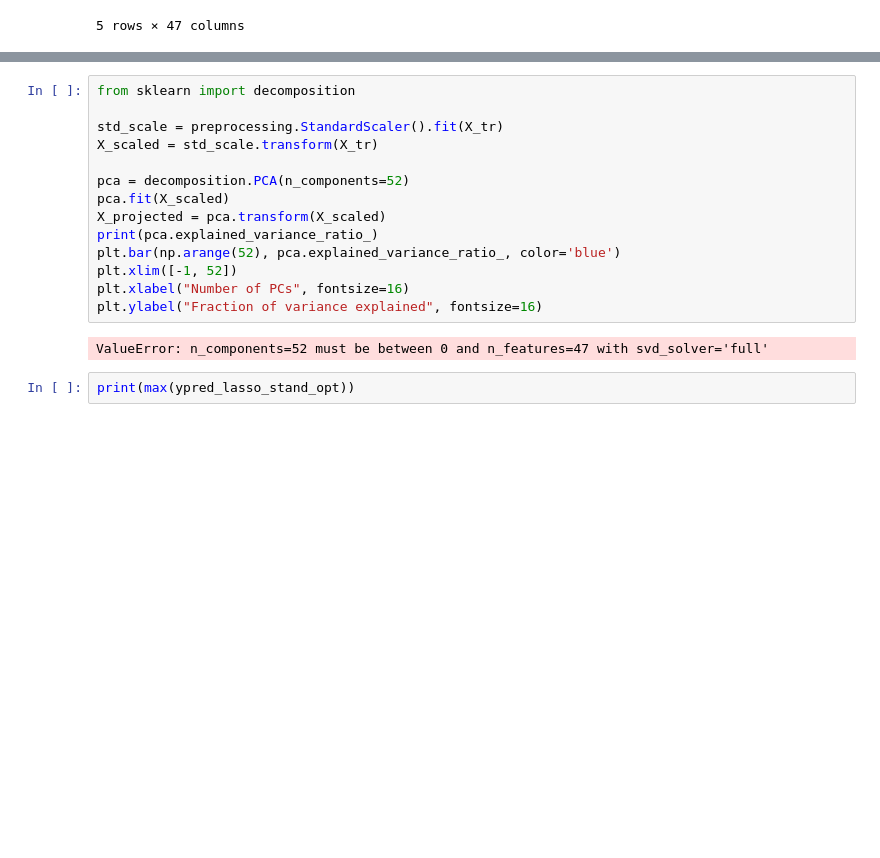
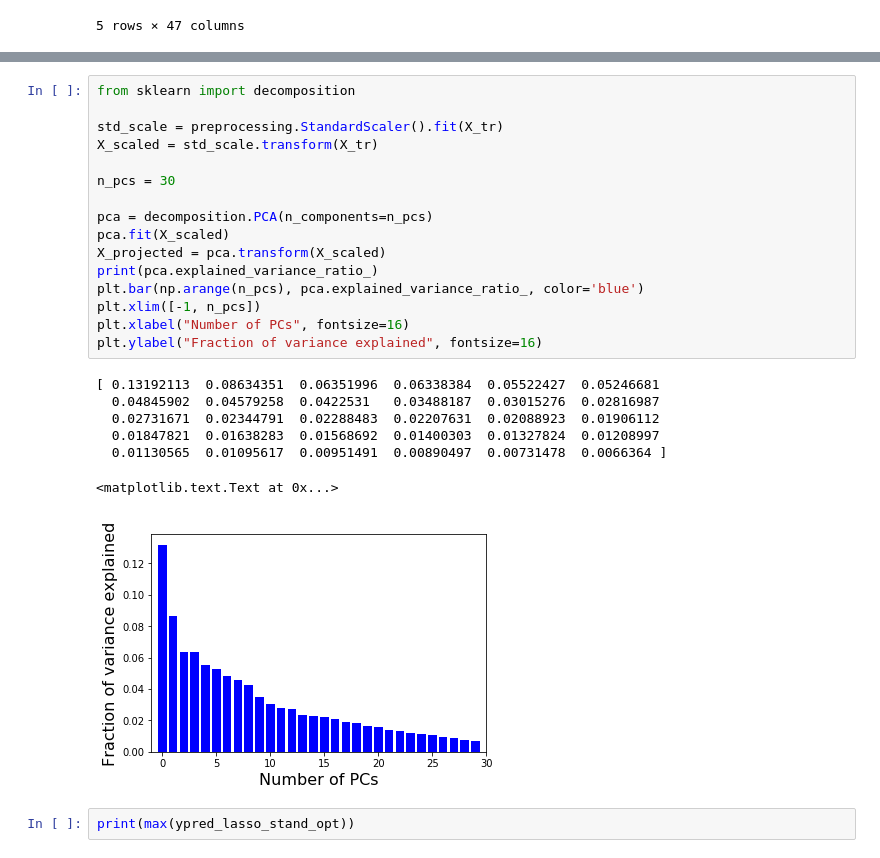
Before and after one commit to Andrew-Q/ma2823_2017, a Jupyter notebook: kaggle_ma2823.ipynb, the cells around one changed output, grey strips where cells are left out. Saved outputs shown, nothing was run; the diff lists cells and outputs as text; blank space fills up the shorter version.

```diff
--- a/kaggle_ma2823.ipynb
+++ b/kaggle_ma2823.ipynb
@@ -171,19 +206,27 @@ with standardization; RMSE:  1.05745766251 ; alpha:  100.0
 # %%
 from sklearn import decomposition
 
 std_scale = preprocessing.StandardScaler().fit(X_tr)
 X_scaled = std_scale.transform(X_tr)
 
-pca = decomposition.PCA(n_components=52)
+n_pcs = 30
+
+pca = decomposition.PCA(n_components=n_pcs)
 pca.fit(X_scaled)
 X_projected = pca.transform(X_scaled)
 print(pca.explained_variance_ratio_)
-plt.bar(np.arange(52), pca.explained_variance_ratio_, color='blue')
-plt.xlim([-1, 52])
+plt.bar(np.arange(n_pcs), pca.explained_variance_ratio_, color='blue')
+plt.xlim([-1, n_pcs])
 plt.xlabel("Number of PCs", fontsize=16)
 plt.ylabel("Fraction of variance explained", fontsize=16)
 # %% [output]
-ValueError: n_components=52 must be between 0 and n_features=47 with svd_solver='full'
+[ 0.13192113  0.08634351  0.06351996  0.06338384  0.05522427  0.05246681
+  0.04845902  0.04579258  0.0422531   0.03488187  0.03015276  0.02816987
+  0.02731671  0.02344791  0.02288483  0.02207631  0.02088923  0.01906112
+  0.01847821  0.01638283  0.01568692  0.01400303  0.01327824  0.01208997
+  0.01130565  0.01095617  0.00951491  0.00890497  0.00731478  0.0066364 ]
+<matplotlib.text.Text at 0x...>
+[figure, added]
 # %%
 print(max(ypred_lasso_stand_opt))
 # %%
```
Also changed, not shown: parts of 19 cells of this notebook, 3 other files.
